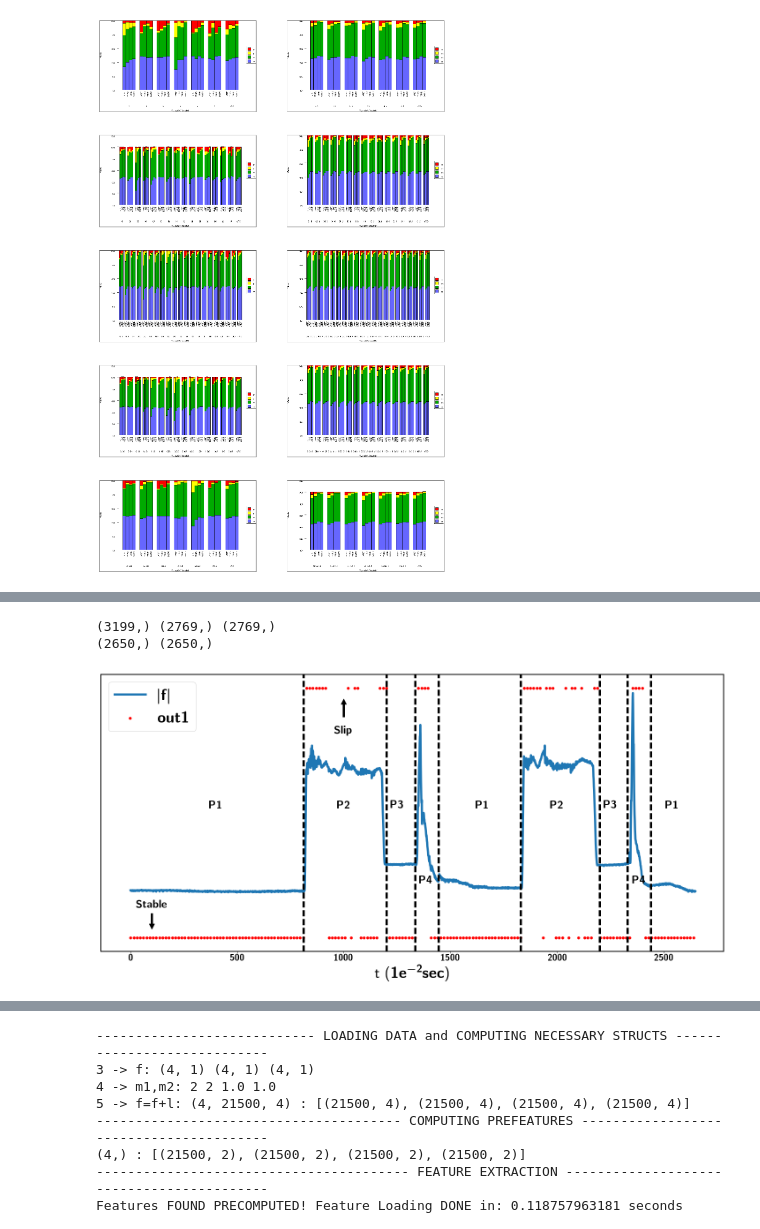
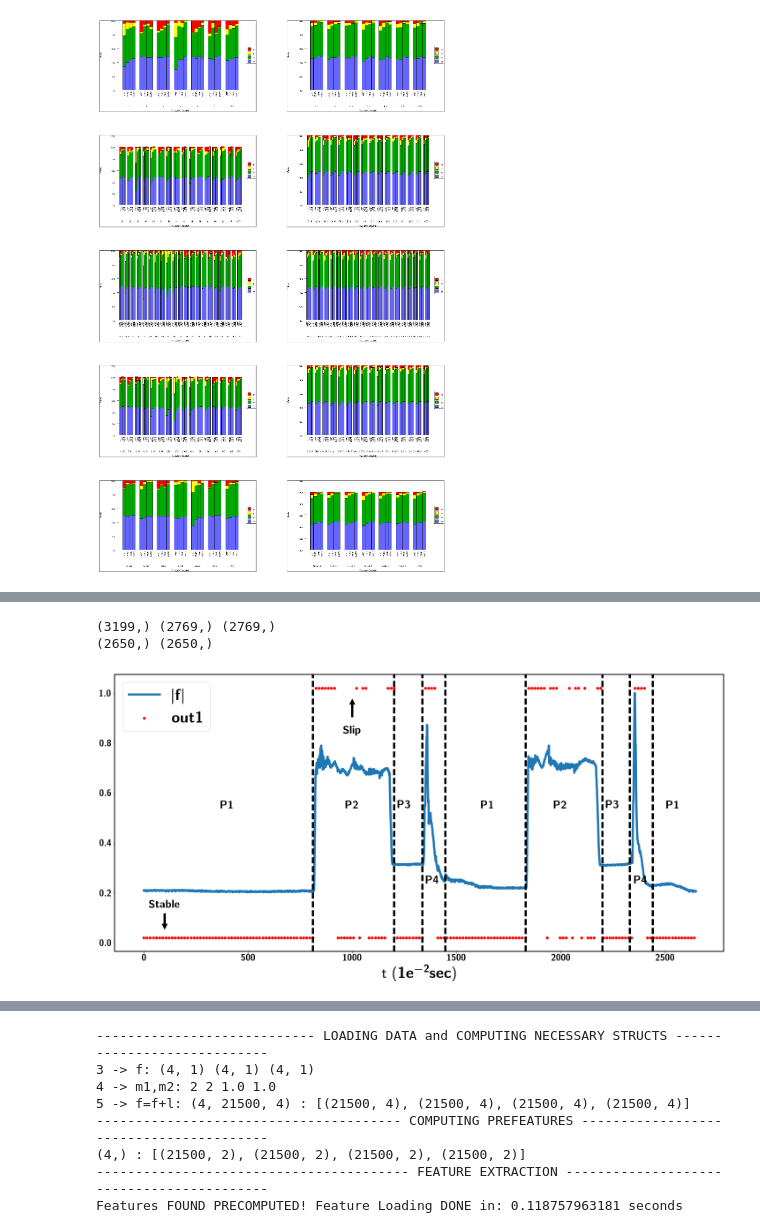
Before and after one commit to jagrio/MachineLearningSlippage, a Jupyter notebook: MLslippagesrc/MLslippage/ml_training.ipynb, the cells around one changed output, grey strips where cells are left out. Saved outputs shown, nothing was run; the diff lists cells and outputs as text; code cells hidden in the pictures.

```diff
--- a/MLslippagesrc/MLslippage/ml_training.ipynb
+++ b/MLslippagesrc/MLslippage/ml_training.ipynb
@@ -2065,32 +2059,32 @@ plt.text(1000, 0.55, r'\textbf{P2}', ha="center", va="center", rotation=0,
             size=25)
 plt.axvline(x=1200,linestyle='dashed',color='black',linewidth=5)
 plt.text(1250, 0.55, r'\textbf{P3}', ha="center", va="center", rotation=0,
             size=25)
 plt.axvline(x=1335,linestyle='dashed',color='black',linewidth=5)
 plt.text(1385, 0.25, r'\textbf{P4}', ha="center", va="center", rotation=0,
             size=25)
 plt.axvline(x=1445,linestyle='dashed',color='black',linewidth=5)
 plt.text(1650, 0.55, r'\textbf{P1}', ha="center", va="center", rotation=0,
             size=25)
 plt.axvline(x=1830,linestyle='dashed',color='black',linewidth=5)
 plt.text(2000, 0.55, r'\textbf{P2}', ha="center", va="center", rotation=0,
             size=25)
 plt.axvline(x=2200,linestyle='dashed',color='black',linewidth=5)
 plt.text(2250, 0.55, r'\textbf{P3}', ha="center", va="center", rotation=0,
             size=25)
 plt.axvline(x=2330,linestyle='dashed',color='black',linewidth=5)
 plt.text(2385, 0.25, r'\textbf{P4}', ha="center", va="center", rotation=0,
             size=25)
 plt.axvline(x=2440,linestyle='dashed',color='black',linewidth=5)
 plt.text(2540, 0.55, r'\textbf{P1}', ha="center", va="center", rotation=0,
             size=25)
 plt.xlabel(r't ($1e^{-2} sec$)',fontsize=35)
-plt.yticks([])
+# plt.yticks([])
 plt.legend([p1,p],[r'$|\textbf{f}|$',r'\textbf{out1}'],loc=2, prop={'size': 35})
 plt.tick_params(labelsize=20)
 plt.tight_layout()
 savefig(datapath+'validation.pdf', bbox_inches='tight')
 # %% [output]
 (3199,) (2769,) (2769,)
 (2650,) (2650,)
-[figure, old version]
+[figure, new version]
```
Also changed, not shown: parts of 15 cells of this notebook, 1 other file.
